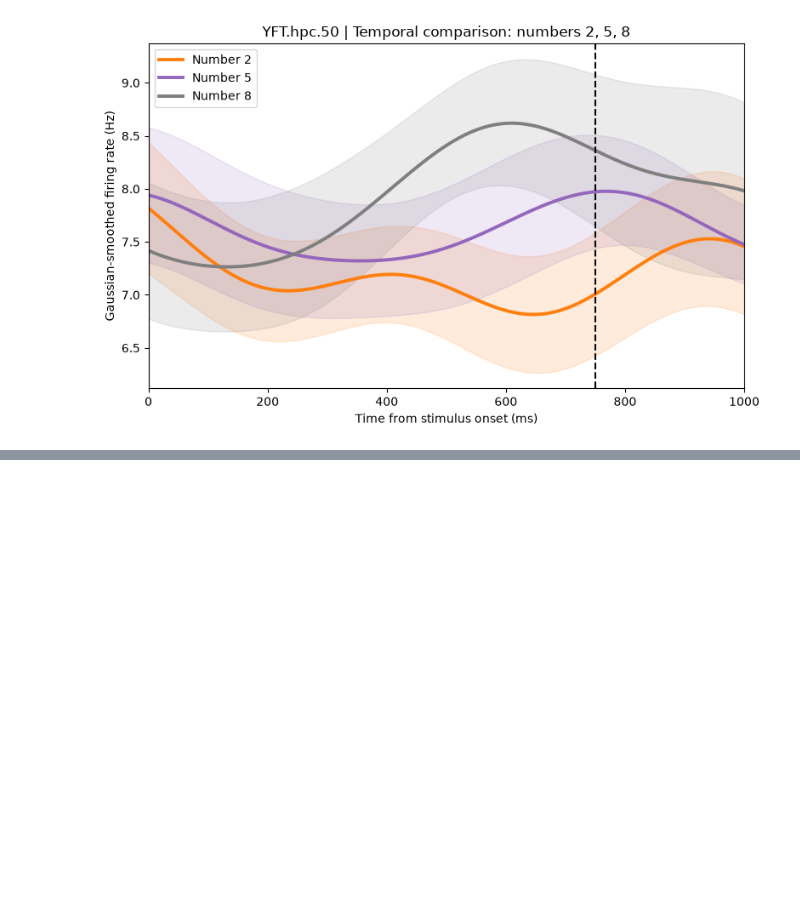
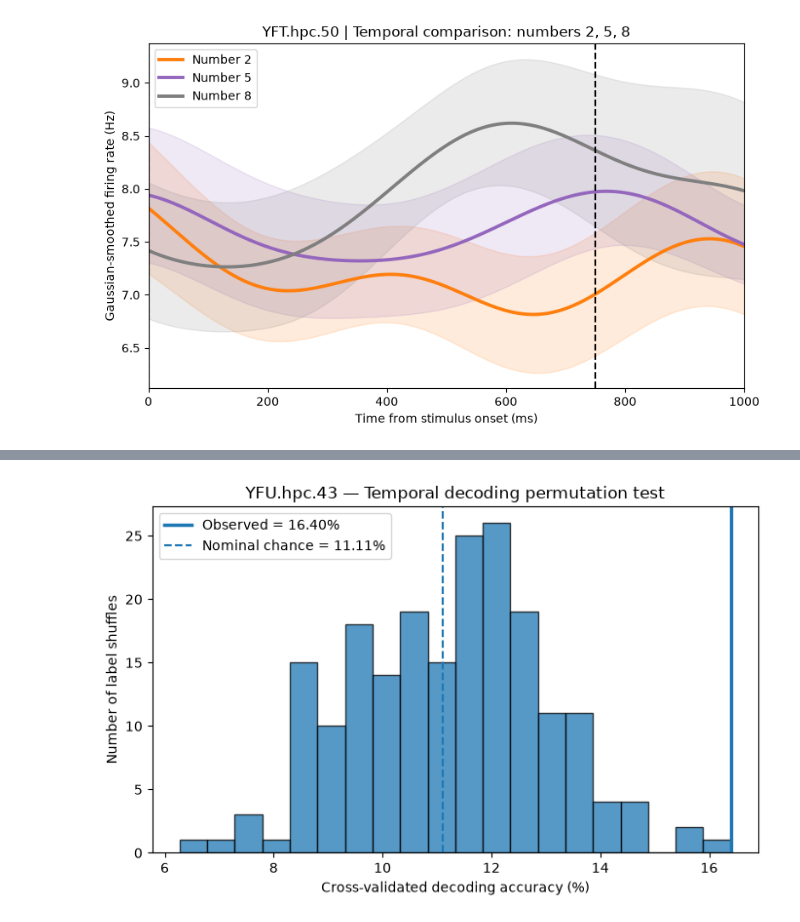
Before and after one commit to Shafiq-Abdu/number-simplex-reproduction, a Jupyter notebook: notebooks1/01_data_loading.ipynb, the cells around one changed output, grey strips where cells are left out. Cells and saved outputs as stored; diff of their text form; code cells hidden in the pictures; blank space fills up the shorter version.

```diff
--- a/notebooks1/01_data_loading.ipynb
+++ b/notebooks1/01_data_loading.ipynb
@@ -2034,0 +2210,6 @@ Gaussian sigma: 150 ms
+# %%
+cv = StratifiedKFold(
+    n_splits=10,
+    shuffle=True,
+    random_state=42
+)
@@ -2034,0 +3454,11 @@ Gaussian sigma: 150 ms
+# %%
+observed_temporal = cv_lda_accuracy(
+    X_best,
+    y_best,
+    gamma=0.2
+)
+
+print(
+    f"Observed temporal accuracy: "
+    f"{100 * observed_temporal:.2f}%"
+)
@@ -2034,0 +3571,41 @@ Gaussian sigma: 150 ms
+# %%
+import matplotlib.pyplot as plt
+
+plt.figure(figsize=(7, 4.5))
+
+plt.hist(
+    100 * temporal_shuffle_accuracies,
+    bins=20,
+    edgecolor="black",
+    alpha=0.75
+)
+
+plt.axvline(
+    100 * observed_temporal,
+    linewidth=2.5,
+    label=(
+        f"Observed = "
+        f"{100 * observed_temporal:.2f}%"
+    )
+)
+
+plt.axvline(
+    100 / 9,
+    linestyle="--",
+    linewidth=1.5,
+    label="Nominal chance = 11.11%"
+)
+
+plt.xlabel("Cross-validated decoding accuracy (%)")
+plt.ylabel("Number of label shuffles")
+
+plt.title(
+    "YFU.hpc.43 — Temporal decoding permutation test"
+)
+
+plt.legend()
+
+plt.tight_layout()
+plt.show()
+# %% [output]
+[figure, added]
```
Also changed, not shown: parts of 48 cells of this notebook, 9 other files.
